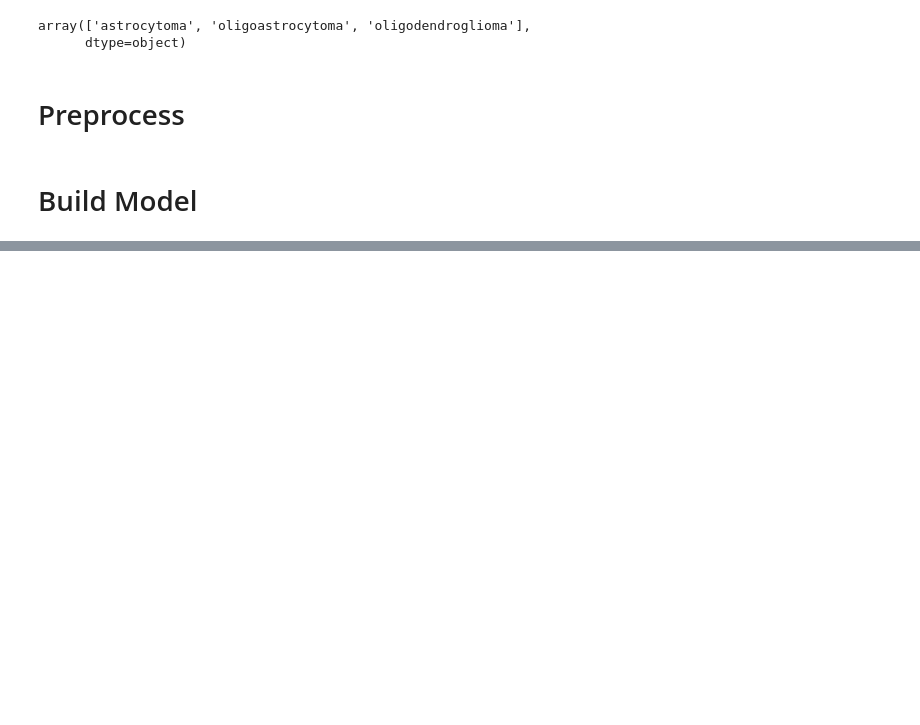
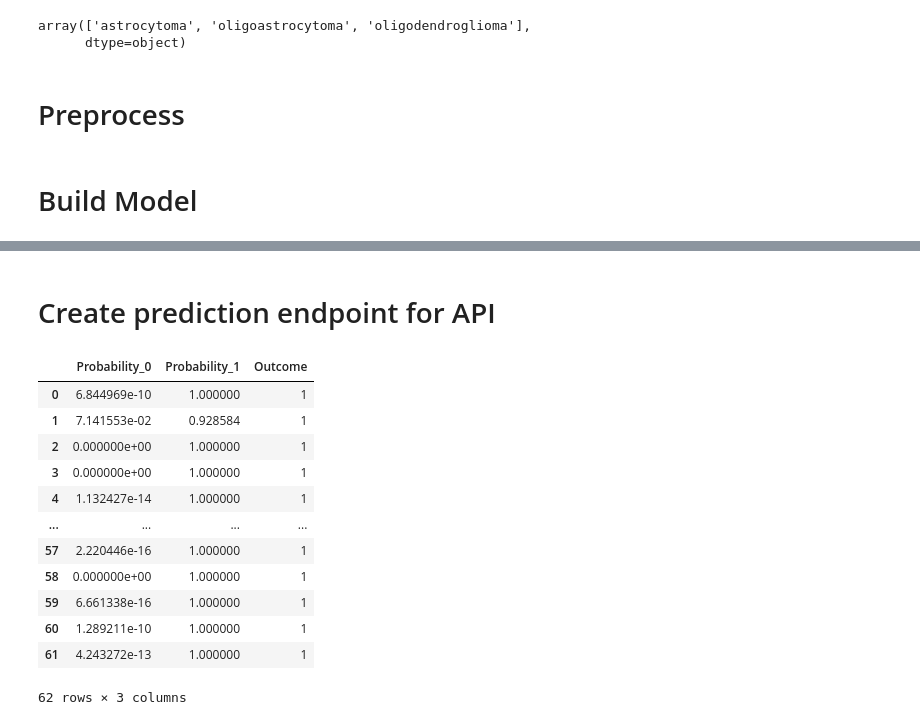
Before and after one commit to Klara-haas/brain_proteomics, a Jupyter notebook: api/jfschulz_notebooks/jfschulz_api.ipynb, the cells around one changed output, grey strips where cells are left out. Drawn from its saved outputs; the diff is of its cells as text; code cells hidden in the pictures; blank space fills up the shorter version.

Commit message:
progress in api:implemented save and load model. prediction not working yet though because X_pred is dataframe and no numpy array. Question: can the api return a dataframe?

```diff
--- a/api/jfschulz_notebooks/jfschulz_api.ipynb
+++ b/api/jfschulz_notebooks/jfschulz_api.ipynb
@@ -55,0 +76,3 @@ model =
+# %%
+tmp = pd.read_csv(f"{path}/{file}", header=0)
+tmp.head(3)
@@ -56 +159,7 @@ model =
 # %%
+# Predict test data
+outcome = pd.DataFrame(model.predict(X_test_proc), columns=["Outcome"])
+prob = pd.DataFrame(model.predict_proba(X_test_proc), columns=["Probability_0", "Probability_1"])
+
+# Merge results into dataframe
+result = pd.merge(prob,outcome, left_index=True, right_index=True)
@@ -58,0 +169,52 @@ model =
+# %% [markdown]
+# Create prediction endpoint for API
+# %%
+def predict(
+            path: str, #"/home/jana/code/jfschulz/project-brain-proteomics/raw_data"
+            file: str, # "Glioma-clinic-TCGA-proteins-test-with-identifier.csv"
+            ):
+    """
+    Make a prediction for every row in your dataset.
+    Input needs to be a csv file with rows = samples and columns = proteins.
+    The first row has to contain the protein names or any other identifier that will serve as a header.
+    If your file has a sample identifier column, name this column "Identifier"
+    """
+
+    df = pd.read_csv(f"{path}/{file}", header=0)
+
+    if 'Identifier' in df.columns:
+        X_pred = df.drop(["Identifier"], axis = 1)
+    else:
+        X_pred = df
+
+    model = load_model()
+
+    X_pred_proc = min_max_scaler.transform(X_pred)
+
+    # Predict data
+    outcome = pd.DataFrame(model.predict(X_pred_proc), columns=["Outcome"])
+    prob = pd.DataFrame(model.predict_proba(X_pred_proc), columns=["Probability_0", "Probability_1"])
+
+    # Merge results into dataframe
+    result = pd.merge(prob,outcome, left_index=True, right_index=True)
+
+    return result
+# %%
+result = predict(path = "/home/jana/code/jfschulz/project-brain-proteomics/raw_data",
+       file = "Glioma-clinic-TCGA-proteins-test-with-identifier.csv")
+# %%
+result.head(62)
+# %% [output]
+|  | Probability_0 | Probability_1 | Outcome |
+| 0 | 6.844969e-10 | 1.000000 | 1 |
+| 1 | 7.141553e-02 | 0.928584 | 1 |
+| 2 | 0.000000e+00 | 1.000000 | 1 |
+| 3 | 0.000000e+00 | 1.000000 | 1 |
+| 4 | 1.132427e-14 | 1.000000 | 1 |
+| ... | ... | ... | ... |
+| 57 | 2.220446e-16 | 1.000000 | 1 |
+| 58 | 0.000000e+00 | 1.000000 | 1 |
+| 59 | 6.661338e-16 | 1.000000 | 1 |
+| 60 | 1.289211e-10 | 1.000000 | 1 |
+| 61 | 4.243272e-13 | 1.000000 | 1 |
+62 rows × 3 columns
```
Also changed, not shown: parts of 16 cells of this notebook, 8 other files.
